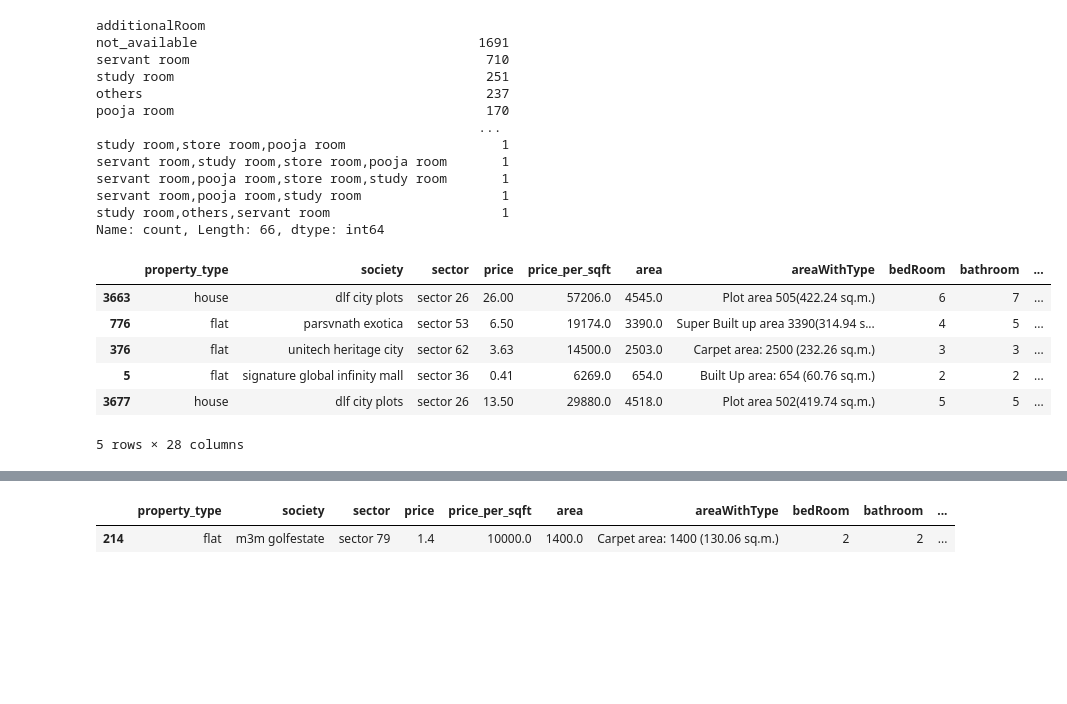
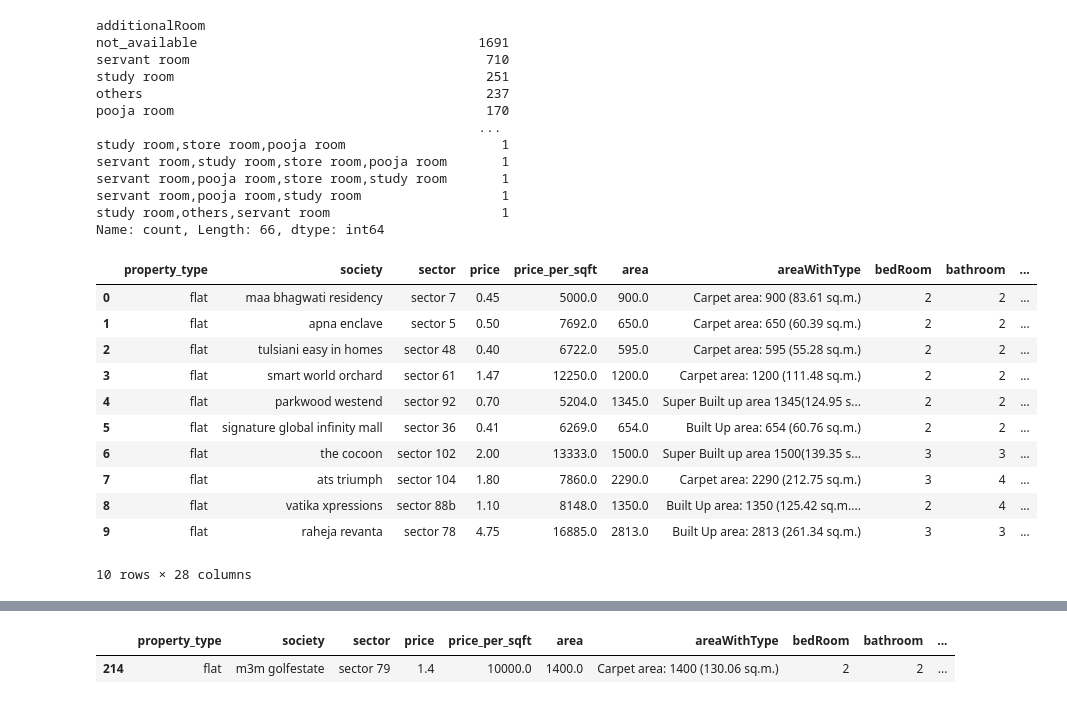
Before and after one commit to kaushalkumarma2025/house-price-prediction-india, a Jupyter notebook: notebooks/04_Feature_Engineering.ipynb, the cells around one changed output, grey strips where cells are left out. Drawn from its saved outputs; the diff is of its cells as text; code cells hidden in the pictures; blank space fills up the shorter version.

```diff
--- a/notebooks/04_Feature_Engineering.ipynb
+++ b/notebooks/04_Feature_Engineering.ipynb
@@ -182,12 +182,17 @@ new_cols = ['study room', 'servant room', 'pooja room', 'store room', 'others']
 for col in new_cols:
     df[col] = df['additionalRoom'].str.contains(col).astype(int)
 # %%
-df.sample(5)
+df.head(10)
 # %% [output]
 |  | property_type | society | sector | price | price_per_sqft | area | areaWithType | bedRoom | bathroom | ... |
-| 3663 | house | dlf city plots | sector 26 | 26.00 | 57206.0 | 4545.0 | Plot area 505(422.24 sq.m.) | 6 | 7 | ... |
-| 776 | flat | parsvnath exotica | sector 53 | 6.50 | 19174.0 | 3390.0 | Super Built up area 3390(314.94 s... | 4 | 5 | ... |
-| 376 | flat | unitech heritage city | sector 62 | 3.63 | 14500.0 | 2503.0 | Carpet area: 2500 (232.26 sq.m.) | 3 | 3 | ... |
+| 0 | flat | maa bhagwati residency | sector 7 | 0.45 | 5000.0 | 900.0 | Carpet area: 900 (83.61 sq.m.) | 2 | 2 | ... |
+| 1 | flat | apna enclave | sector 5 | 0.50 | 7692.0 | 650.0 | Carpet area: 650 (60.39 sq.m.) | 2 | 2 | ... |
+| 2 | flat | tulsiani easy in homes | sector 48 | 0.40 | 6722.0 | 595.0 | Carpet area: 595 (55.28 sq.m.) | 2 | 2 | ... |
+| 3 | flat | smart world orchard | sector 61 | 1.47 | 12250.0 | 1200.0 | Carpet area: 1200 (111.48 sq.m.) | 2 | 2 | ... |
+| 4 | flat | parkwood westend | sector 92 | 0.70 | 5204.0 | 1345.0 | Super Built up area 1345(124.95 s... | 2 | 2 | ... |
 | 5 | flat | signature global infinity mall | sector 36 | 0.41 | 6269.0 | 654.0 | Built Up area: 654 (60.76 sq.m.) | 2 | 2 | ... |
-| 3677 | house | dlf city plots | sector 26 | 13.50 | 29880.0 | 4518.0 | Plot area 502(419.74 sq.m.) | 5 | 5 | ... |
+| 6 | flat | the cocoon | sector 102 | 2.00 | 13333.0 | 1500.0 | Super Built up area 1500(139.35 s... | 3 | 3 | ... |
+| 7 | flat | ats triumph | sector 104 | 1.80 | 7860.0 | 2290.0 | Carpet area: 2290 (212.75 sq.m.) | 3 | 4 | ... |
+| 8 | flat | vatika xpressions | sector 88b | 1.10 | 8148.0 | 1350.0 | Built Up area: 1350 (125.42 sq.m.... | 2 | 4 | ... |
+| 9 | flat | raheja revanta | sector 78 | 4.75 | 16885.0 | 2813.0 | Built Up area: 2813 (261.34 sq.m.) | 3 | 3 | ... |
-5 rows × 28 columns
+10 rows × 28 columns
```
Also changed, not shown: parts of 12 cells of this notebook, 9 other files.
